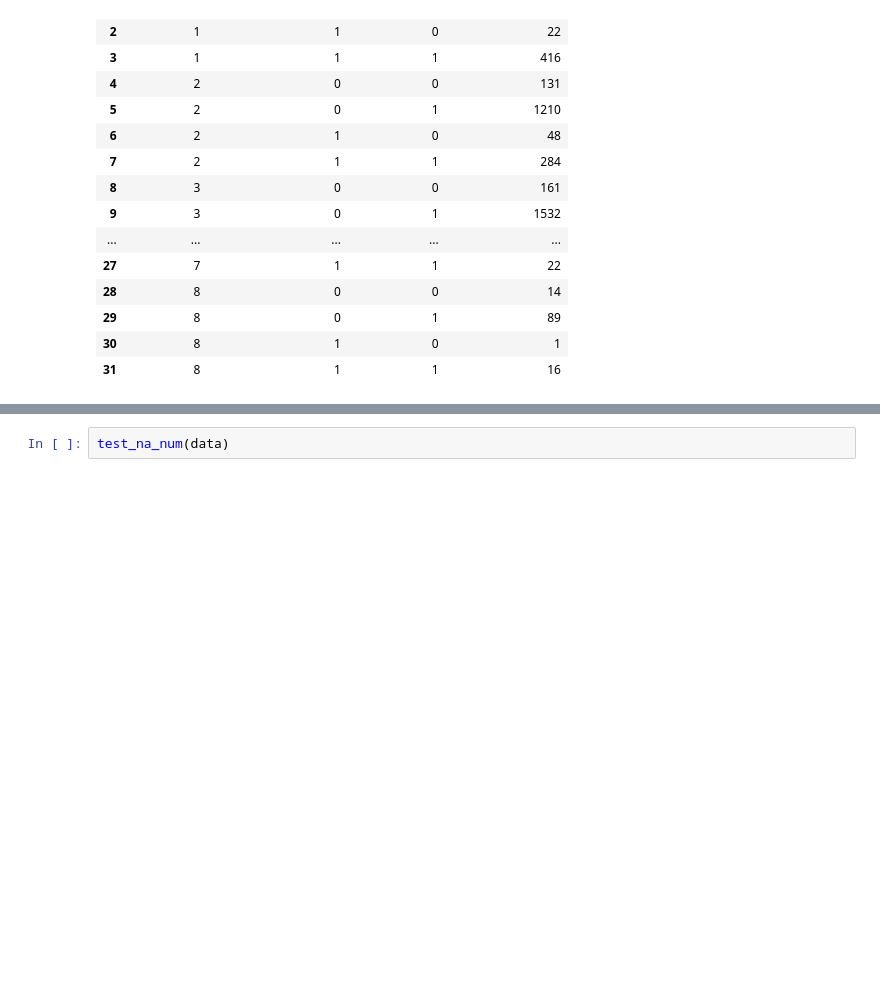
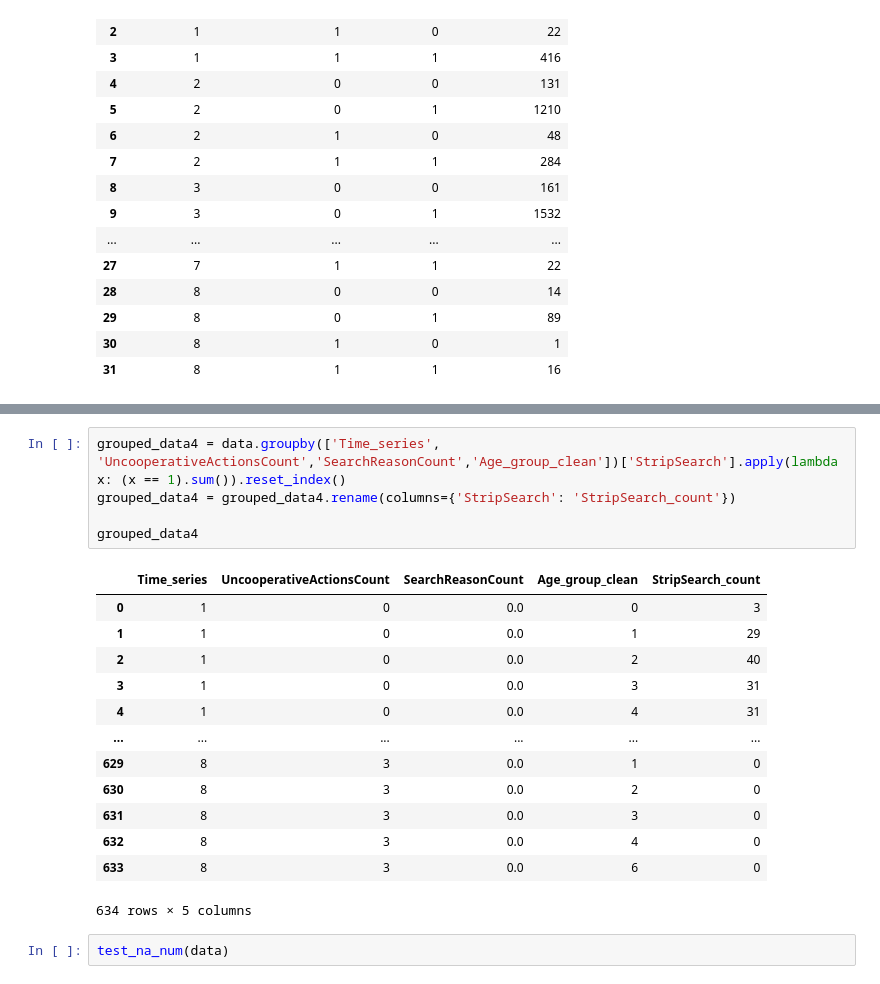
Before and after one commit to cooeoeooc/2178_g38, a Jupyter notebook: group38_code_final.ipynb, the cells around one changed output, grey strips where cells are left out. Saved outputs shown, nothing was run; the diff lists cells and outputs as text; blank space fills up the shorter version.

```diff
--- a/group38_code_final.ipynb
+++ b/group38_code_final.ipynb
@@ -194,3 +209,22 @@ array([0, 1, 2, 3, 4, 6, 5])
+# %%
+grouped_data4 = data.groupby(['Time_series', 'UncooperativeActionsCount','SearchReasonCount','Age_group_clean'])['StripSearch'].apply(lambda x: (x == 1).sum()).reset_index()
+grouped_data4 = grouped_data4.rename(columns={'StripSearch': 'StripSearch_count'})
+
+grouped_data4
+# %% [output]
+|  | Time_series | UncooperativeActionsCount | SearchReasonCount | Age_group_clean | StripSearch_count |
+| 0 | 1 | 0 | 0.0 | 0 | 3 |
+| 1 | 1 | 0 | 0.0 | 1 | 29 |
+| 2 | 1 | 0 | 0.0 | 2 | 40 |
+| 3 | 1 | 0 | 0.0 | 3 | 31 |
+| 4 | 1 | 0 | 0.0 | 4 | 31 |
+| ... | ... | ... | ... | ... | ... |
+| 629 | 8 | 3 | 0.0 | 1 | 0 |
+| 630 | 8 | 3 | 0.0 | 2 | 0 |
+| 631 | 8 | 3 | 0.0 | 3 | 0 |
+| 632 | 8 | 3 | 0.0 | 4 | 0 |
+| 633 | 8 | 3 | 0.0 | 6 | 0 |
+634 rows × 5 columns
 # %%
 test_na_num(data)
 # %% [output]
```
Also changed, not shown: parts of 7 cells of this notebook.
